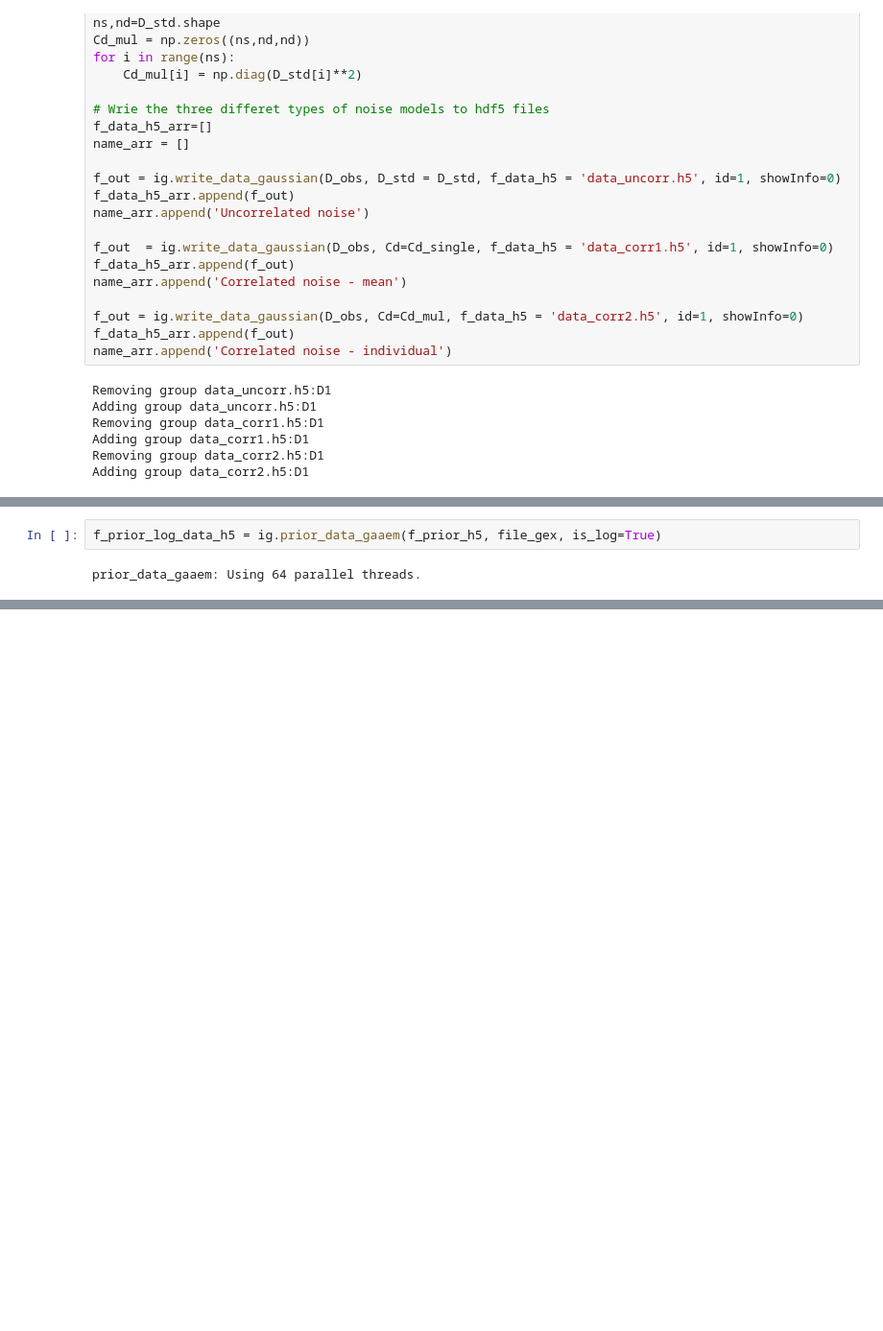
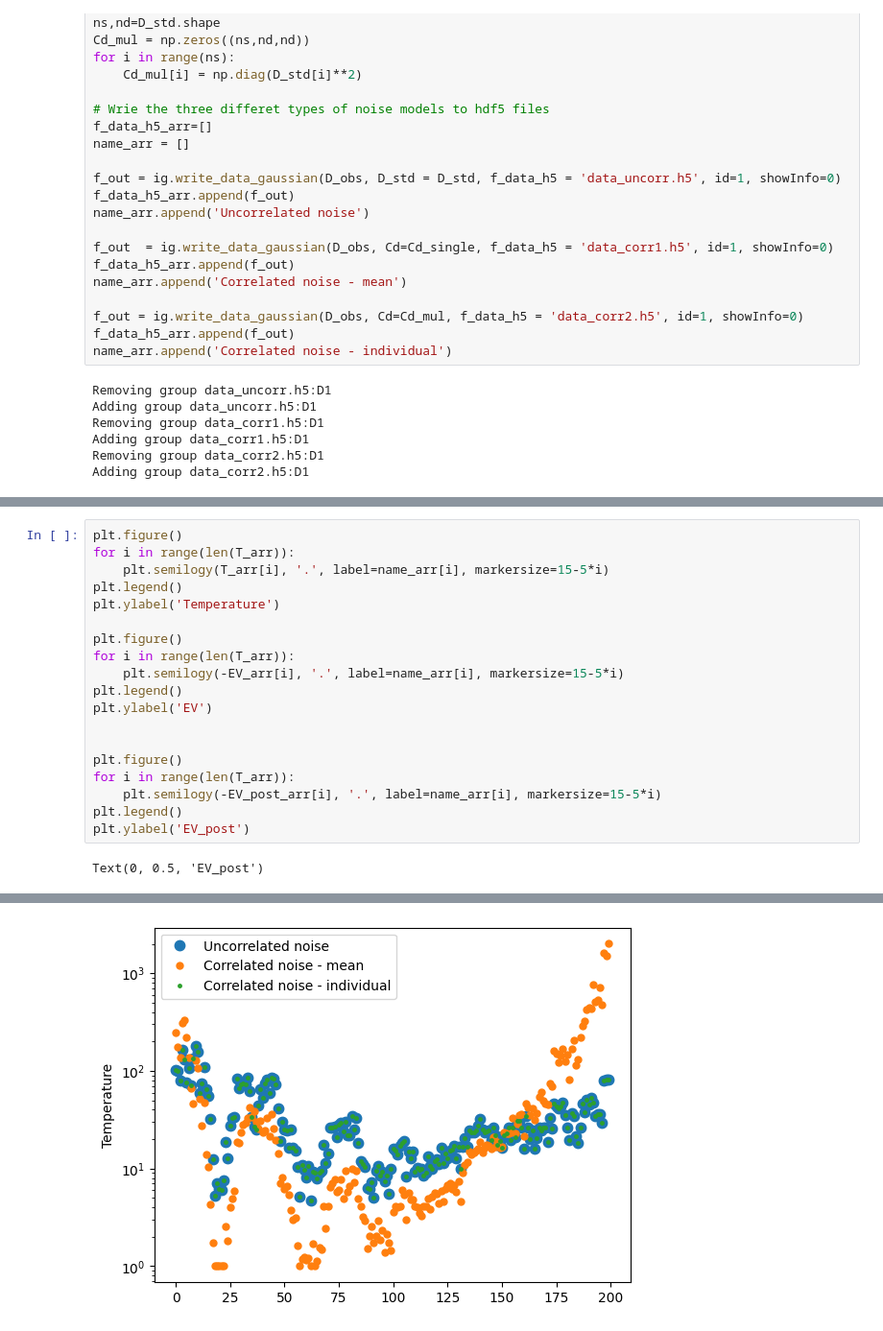
Before and after one commit to cultpenguin/integrate_module, a Jupyter notebook: examples/integrate_gaussian_noise.ipynb, the cells around one changed output, grey strips where cells are left out. Shown at 96% size. Saved outputs shown, nothing was run; the diff lists cells and outputs as text; blank space fills up the shorter version.

```diff
--- a/examples/integrate_gaussian_noise.ipynb
+++ b/examples/integrate_gaussian_noise.ipynb
@@ -245,4 +245,21 @@ Adding group data_log_corr:D1
 # %%
-f_prior_log_data_h5 = ig.prior_data_gaaem(f_prior_h5, file_gex, is_log=True)
+plt.figure()
+for i in range(len(T_arr)):
+    plt.semilogy(T_arr[i], '.', label=name_arr[i], markersize=15-5*i)
+plt.legend()
+plt.ylabel('Temperature')
+
+plt.figure()
+for i in range(len(T_arr)):
+    plt.semilogy(-EV_arr[i], '.', label=name_arr[i], markersize=15-5*i)
+plt.legend()
+plt.ylabel('EV')
+
+
+plt.figure()
+for i in range(len(T_arr)):
+    plt.semilogy(-EV_post_arr[i], '.', label=name_arr[i], markersize=15-5*i)
+plt.legend()
+plt.ylabel('EV_post')
 # %% [output]
-prior_data_gaaem: Using 64 parallel threads.
+Text(0, 0.5, 'EV_post')
@@ -249,0 +266 @@ Time elapsed: 1147.0 s, for 1000000 soundings. 1.147 ms/sounding. 871.8it/s
+[figure, added]
```
Also changed, not shown: parts of 21 cells of this notebook, 2 other files.
